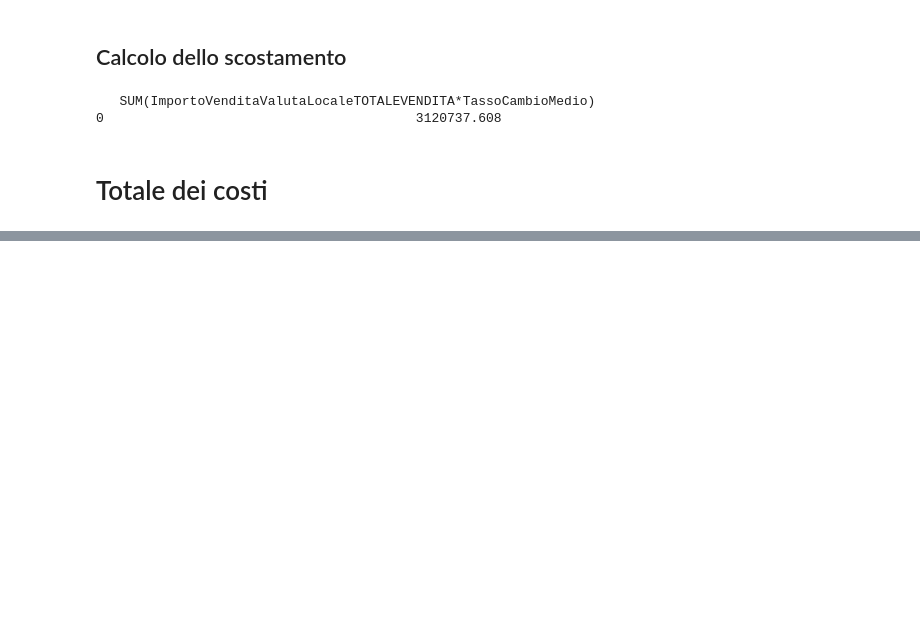
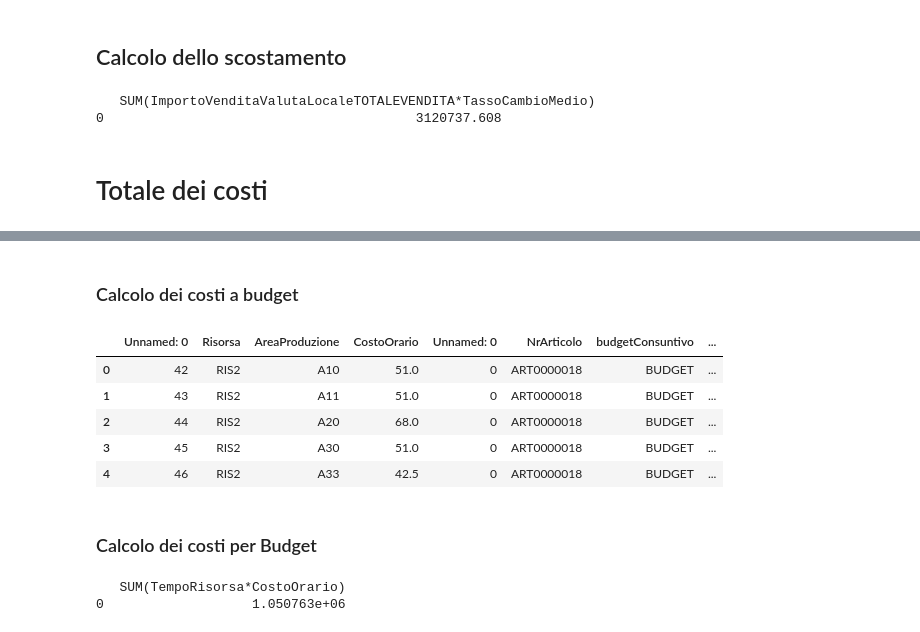
Before and after one commit to VinciGit00/SCGProject, a Jupyter notebook: scostot.ipynb, the cells around one changed output, grey strips where cells are left out. Drawn from its saved outputs; the diff is of its cells as text; code cells hidden in the pictures; blank space fills up the shorter version.

```diff
--- a/scostot.ipynb
+++ b/scostot.ipynb
@@ -200,0 +243,23 @@ print(ScostamentoVendite)
+# %% [markdown]
+### Calcolo dei costi a budget
+# %%
+ImportoCostoTotaleMPBudget = sqldf(
+    "SELECT * FROM dfCostoOrarioBudget B JOIN dfImpiegoRisorse R ON B.Risorsa = R.Risorsa WHERE budgetConsuntivo='BUDGET' ")
+
+ImportoCostoTotaleMPBudget.head()
+# %% [output]
+|  | Unnamed: 0 | Risorsa | AreaProduzione | CostoOrario | Unnamed: 0 | NrArticolo | budgetConsuntivo | ... |
+| 0 | 42 | RIS2 | A10 | 51.0 | 0 | ART0000018 | BUDGET | ... |
+| 1 | 43 | RIS2 | A11 | 51.0 | 0 | ART0000018 | BUDGET | ... |
+| 2 | 44 | RIS2 | A20 | 68.0 | 0 | ART0000018 | BUDGET | ... |
+| 3 | 45 | RIS2 | A30 | 51.0 | 0 | ART0000018 | BUDGET | ... |
+| 4 | 46 | RIS2 | A33 | 42.5 | 0 | ART0000018 | BUDGET | ... |
+# %% [markdown]
+### Calcolo dei costi per Budget
+# %%
+TotaleCostoBudget = sqldf(
+    "SELECT SUM(TempoRisorsa*CostoOrario) FROM ImportoCostoTotaleMPBudget WHERE budgetConsuntivo = 'BUDGET'")
+print(TotaleCostoBudget)
+# %% [output]
+   SUM(TempoRisorsa*CostoOrario)
+0                   1.050763e+06
```
Also changed, not shown: parts of 14 cells of this notebook.
